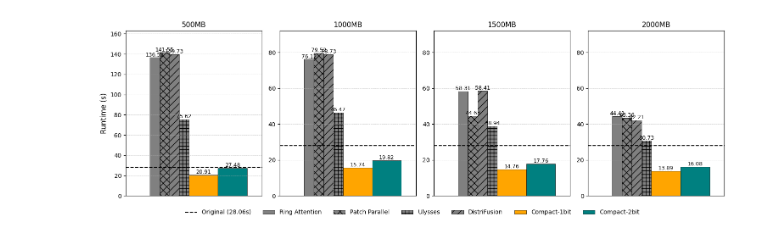
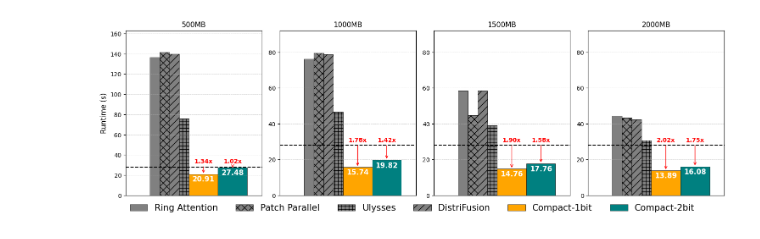
Before and after one commit to Cobalt-27/CompactFusion, a Jupyter notebook: compact_plot/plot_latency_over_ethernet.ipynb, the cells around one changed output. Saved outputs shown, nothing was run; the diff lists cells and outputs as text; code cells hidden in the pictures.

```diff
--- a/compact_plot/plot_latency_over_ethernet.ipynb
+++ b/compact_plot/plot_latency_over_ethernet.ipynb
@@ -62,11 +62,8 @@ for i, method in enumerate(group2_methods):
     method_x_pos[method] = current_pos + wide_width / 2
     current_pos += wide_width
 
-# Ensure methods_to_plot maintains the desired order for plotting if needed
-# (The current order matches group1 then group2)
-
 # Create 4 subplots (1 row, 4 columns), NO shared Y axis
-fig, axes = plt.subplots(1, 4, figsize=(15, 5)) # Removed sharey=True
+fig, axes = plt.subplots(1, 4, figsize=(15, 5))
 
 # Calculate max Y for the last three plots (1000MB, 1500MB, 2000MB)
 other_bandwidths = ['1000MB', '1500MB', '2000MB']
@@ -83,10 +80,8 @@ for i, bandwidth in enumerate(bandwidths):
     # Get the baseline latency for this bandwidth
     original_latency_bw = data_df.loc['Original', bandwidth]
 
-    # Draw the horizontal baseline reference line
-    # Label only the first occurrence for the legend
-    baseline_label = f'Original ({original_latency_bw:.2f}s)' if i == 0 else None
-    ax.axhline(original_latency_bw, color='black', linestyle='--', linewidth=1.5, label=baseline_label)
+    # Draw the horizontal baseline reference line without label
+    ax.axhline(original_latency_bw, color='black', linestyle='--', linewidth=1.5)
 
     # Get latency data for the methods to plot for this bandwidth
     latencies_bw = data_df.loc[methods_to_plot, bandwidth]
@@ -107,9 +102,35 @@ for i, bandwidth in enumerate(bandwidths):
         bar = ax.bar(x_pos, latency, width, label=bar_label,
                      color=style['color'], hatch=style['hatch'], edgecolor='black', linewidth=0.5)
 
-        # Add the latency value annotation on top of the bar
-        ax.text(bar[0].get_x() + bar[0].get_width() / 2, latency, f"{latency:.2f}",
-                ha='center', va='bottom', fontsize=9, color='black', fontweight='normal') # Adjusted font size/weight
+        # Add the latency value and speedup annotation on top of the bar
+        if method == 'Compact-1bit' or method == 'Compact-2bit':
+            # Add latency value
+            ax.text(bar[0].get_x() + bar[0].get_width() / 2, latency * 0.95, f"{latency:.2f}",
+                    ha='center', va='top', fontsize=12, color='white', fontweight='bold')
+
+            # Calculate and add speedup ratio
+            speedup = original_latency_bw / latency
+            # Draw arrow from original to current bar
+            if i == 0:
+                ax.annotate(f'{speedup:.2f}x',
+                       xy=(x_pos, latency),
+                       xytext=(x_pos, original_latency_bw * 1.20),
+                       ha='center', va='center',
+                       color='red',
+                       fontweight='bold',
+                       arrowprops=dict(arrowstyle='->',
+                                     color='red',
+                                     connectionstyle='arc3,rad=0'))
+            else:
+                ax.annotate(f'{speedup:.2f}x',
+                       xy=(x_pos, latency),
+                       xytext=(x_pos, original_latency_bw * 1.10),
+                       ha='center', va='center',
+                       color='red',
+                       fontweight='bold',
+                       arrowprops=dict(arrowstyle='->',
+                                     color='red',
+                                     connectionstyle='arc3,rad=0'))
 
         # Track max y value for this specific plot
         if latency > max_y_current_plot:
@@ -121,32 +142,32 @@ for i, bandwidth in enumerate(bandwidths):
     ax.set_xticks([])
     ax.tick_params(axis='x', length=0) # Hide tick lines as well
 
     # Set Y-axis limits
     if i == 0: # Special scaling for 500MB
         ylim_500mb = math.ceil(max_y_current_plot * 1.15) # Add 15% padding and round up
         ax.set_ylim(bottom=0, top=ylim_500mb)
         # Set common Y-axis label only on the first subplot
         ax.set_ylabel('Runtime (s)', fontsize=12)
     else: # Shared scaling for 1000MB, 1500MB, 2000MB
         ax.set_ylim(bottom=0, top=ylim_others)
 
     # Adjust x-axis limits based on calculated positions and widths
     min_x = min(method_x_pos.values()) - wide_width # Use wide_width for safety margin
     max_x = max(method_x_pos.values()) + wide_width
     ax.set_xlim(min_x, max_x)
 
     ax.tick_params(axis='y', labelsize=10)
     ax.grid(axis='y', linestyle='--', linewidth=0.5, alpha=0.7)
 
 
 # Create a single legend for the figure below the subplots
 handles, labels = axes[0].get_legend_handles_labels()
 # Adjust bbox_to_anchor y-position slightly if needed due to narrower figure
-fig.legend(handles, labels, loc='lower center', bbox_to_anchor=(0.5, -0.02), ncol=len(labels), fontsize=10, frameon=False)
+fig.legend(handles, labels, loc='lower center', bbox_to_anchor=(0.5, -0.02), ncol=len(labels), fontsize=15, frameon=False)
 
 # Adjust layout to prevent labels/legend from overlapping and make space
 plt.tight_layout(rect=[0, 0.05, 1, 0.95]) # Adjust rect to accommodate legend and suptitle
 
 plt.show()
 # %% [output]
-[figure, old version]
+[figure, new version]
```
Also changed, not shown: 4 other files.
